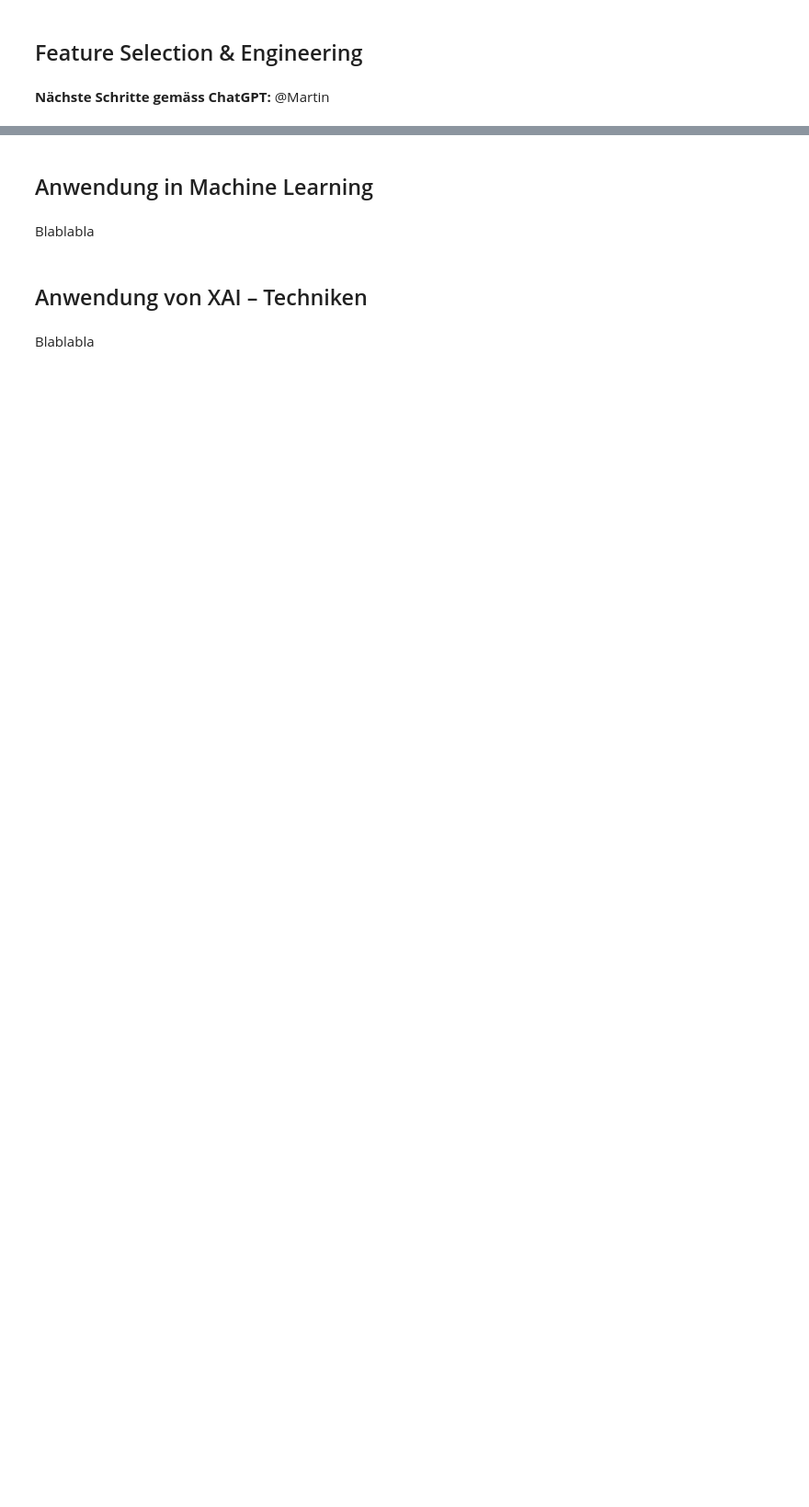
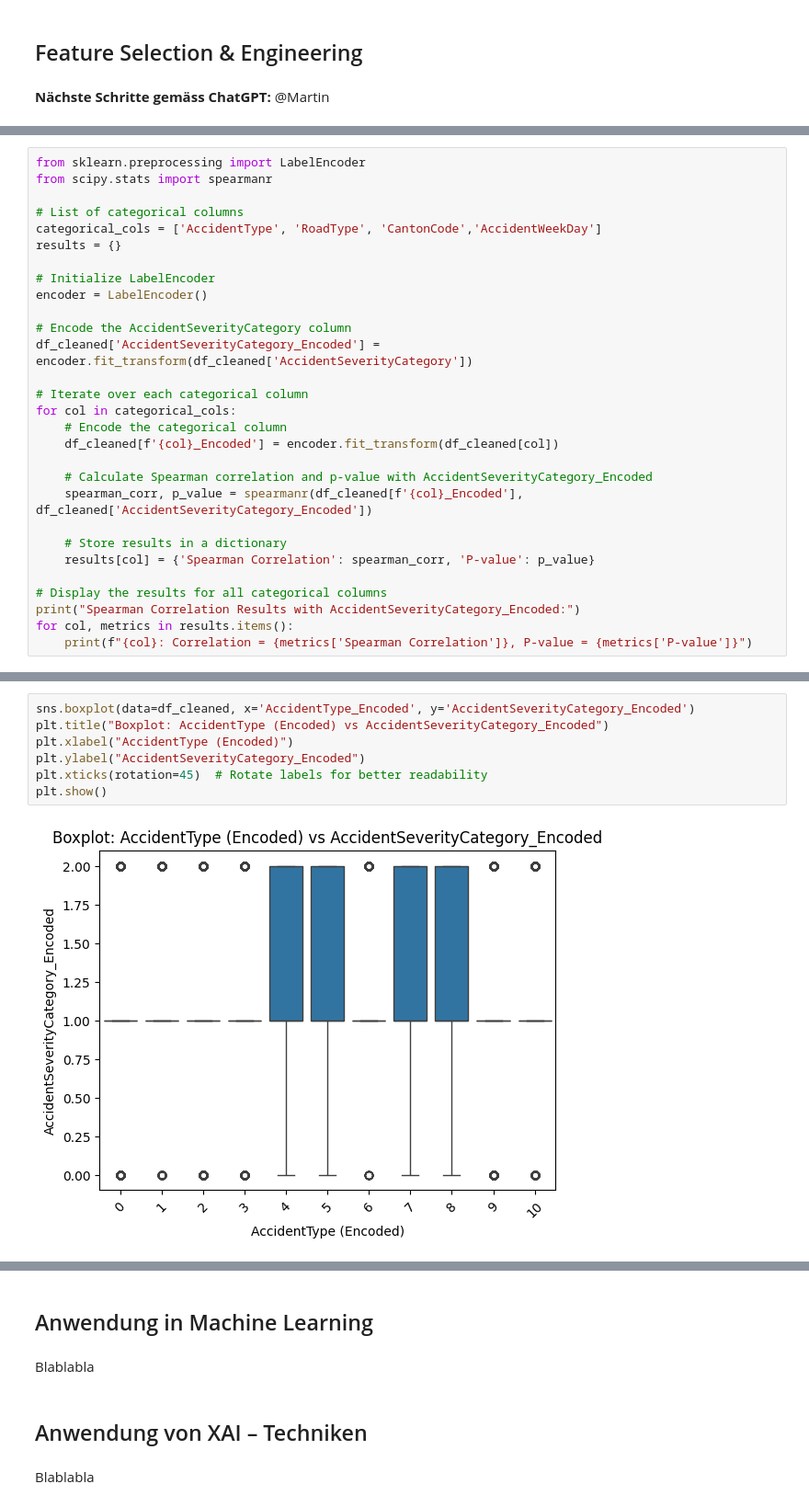
Before and after one commit to dominiqueulrixh/Verkehrsunfaellanalyse, a Jupyter notebook: Verkehrsunfallanalyse.ipynb, the cells around one changed output, grey strips where cells are left out. Shown at 92% size. Saved outputs shown, nothing was run; the diff lists cells and outputs as text; blank space fills up the shorter version.

```diff
--- a/Verkehrsunfallanalyse.ipynb
+++ b/Verkehrsunfallanalyse.ipynb
@@ -1119,0 +1138,29 @@ plt.show()
+# %%
+from sklearn.preprocessing import LabelEncoder
+from scipy.stats import spearmanr
+
+# List of categorical columns
+categorical_cols = ['AccidentType', 'RoadType', 'CantonCode','AccidentWeekDay']
+results = {}
+
+# Initialize LabelEncoder
+encoder = LabelEncoder()
+
+# Encode the AccidentSeverityCategory column
+df_cleaned['AccidentSeverityCategory_Encoded'] = encoder.fit_transform(df_cleaned['AccidentSeverityCategory'])
+
+# Iterate over each categorical column
+for col in categorical_cols:
+    # Encode the categorical column
+    df_cleaned[f'{col}_Encoded'] = encoder.fit_transform(df_cleaned[col])
+
+    # Calculate Spearman correlation and p-value with AccidentSeverityCategory_Encoded
+    spearman_corr, p_value = spearmanr(df_cleaned[f'{col}_Encoded'], df_cleaned['AccidentSeverityCategory_Encoded'])
+
+    # Store results in a dictionary
+    results[col] = {'Spearman Correlation': spearman_corr, 'P-value': p_value}
+
+# Display the results for all categorical columns
+print("Spearman Correlation Results with AccidentSeverityCategory_Encoded:")
+for col, metrics in results.items():
+    print(f"{col}: Correlation = {metrics['Spearman Correlation']}, P-value = {metrics['P-value']}")
@@ -1119,0 +1173,9 @@ plt.show()
+# %%
+sns.boxplot(data=df_cleaned, x='AccidentType_Encoded', y='AccidentSeverityCategory_Encoded')
+plt.title("Boxplot: AccidentType (Encoded) vs AccidentSeverityCategory_Encoded")
+plt.xlabel("AccidentType (Encoded)")
+plt.ylabel("AccidentSeverityCategory_Encoded")
+plt.xticks(rotation=45)  # Rotate labels for better readability
+plt.show()
+# %% [output]
+[figure, added]
```
Also changed, not shown: parts of 24 cells of this notebook, 1 other file.
